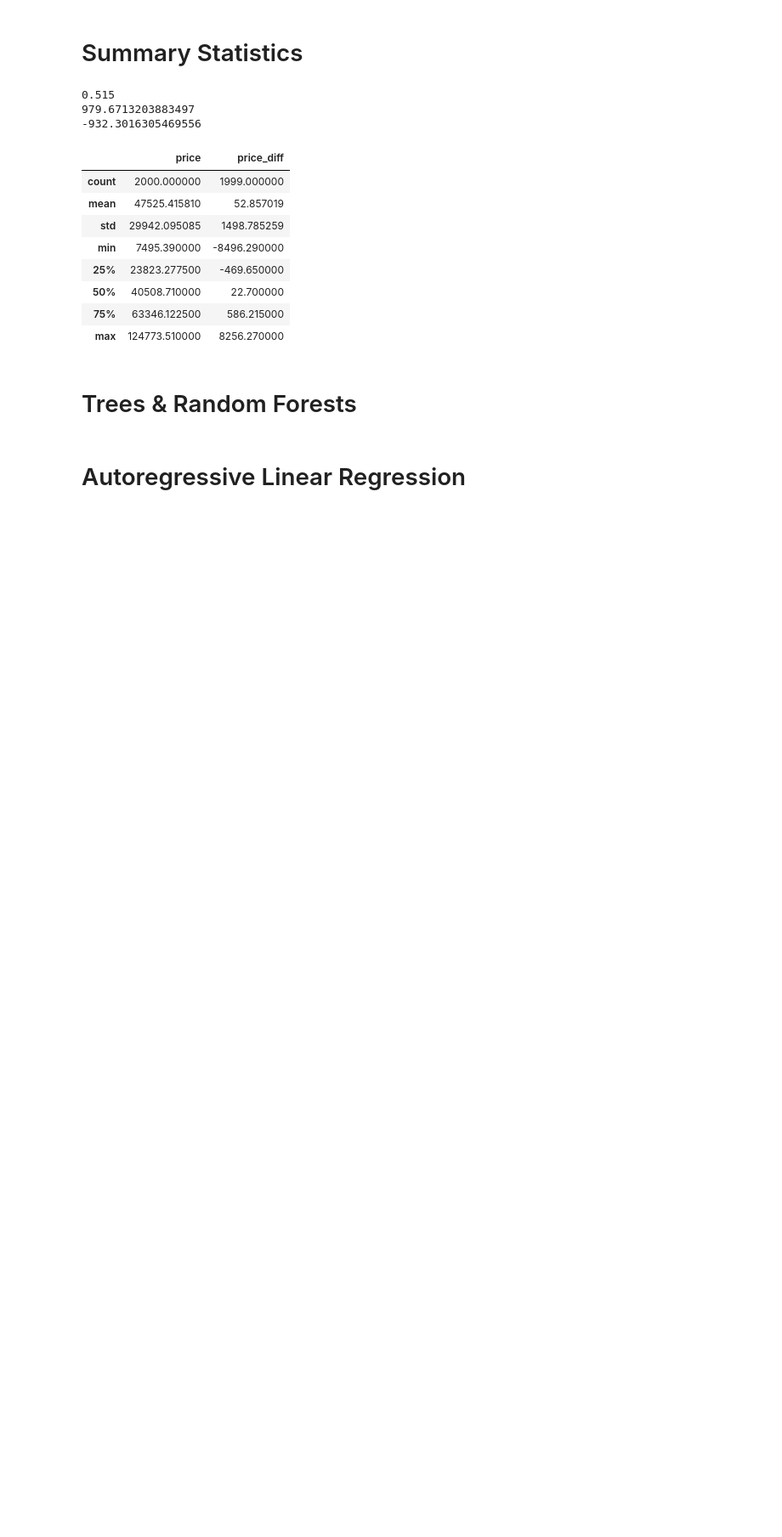
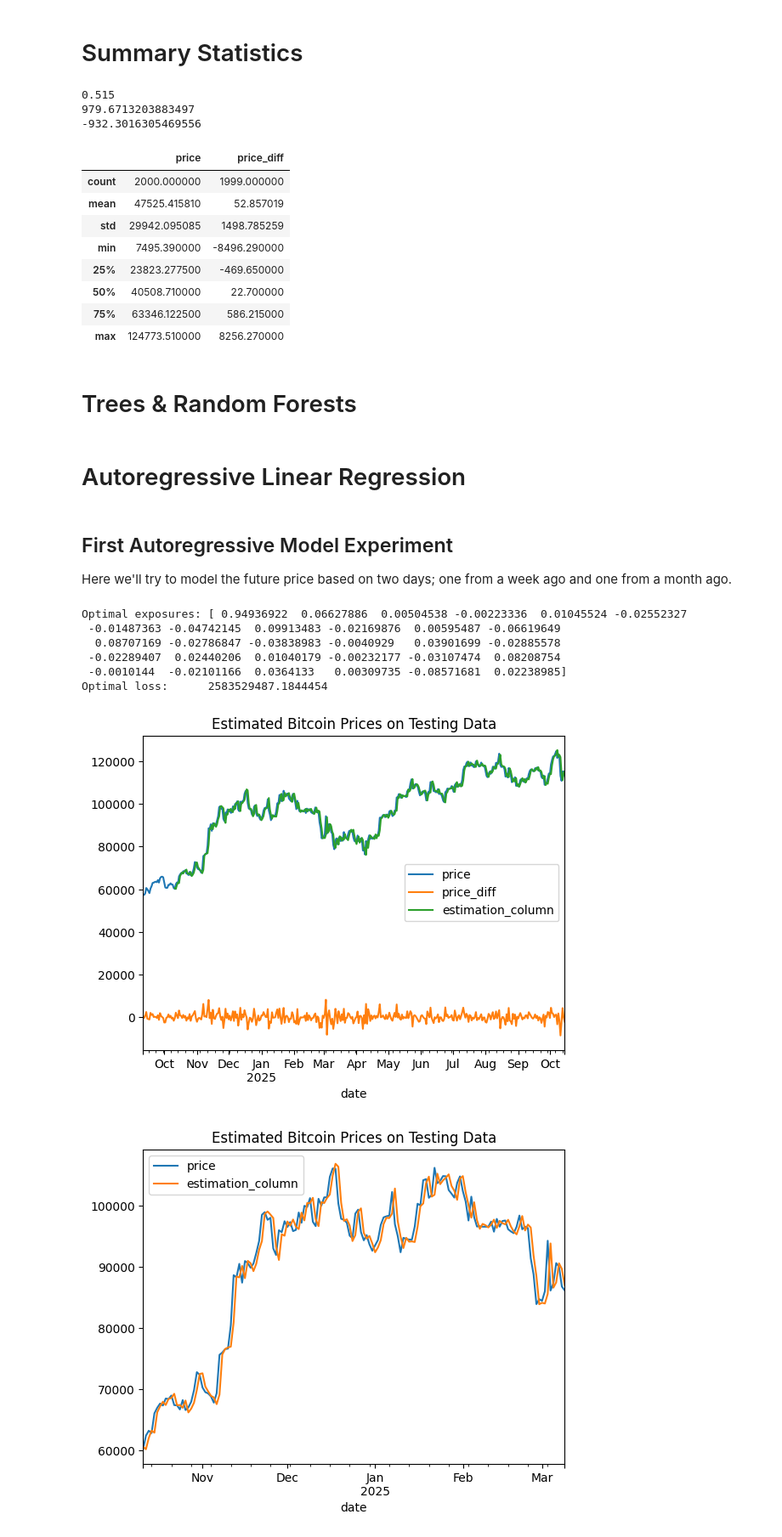
Before and after one commit to EthanPrimes/autoregressive_bitcoin_price_estimation, a Jupyter notebook: turn_in_notebook.ipynb, the cells around one changed output. Shown: that part at 85% size. Cells and saved outputs as stored; diff of their text form; code cells hidden in the pictures; blank space fills up the shorter version.

```diff
--- a/turn_in_notebook.ipynb
+++ b/turn_in_notebook.ipynb
@@ -58,3 +71,57 @@ btc_df.describe()
 # Trees & Random Forests
 # %% [markdown]
 # Autoregressive Linear Regression
+# %% [markdown]
+## First Autoregressive Model Experiment
+
+Here we'll try to model the future price based on two days; one from a week ago and one from a month ago.
+# %%
+def build_guess_column(params, df, shifts, col_name="price", est_name="estimation_column"):
+    """
+    Adds a new column to the input dataframe that builds the estimated values out of linear transformations of shifted columns.
+    """
+    df = df.copy()
+    df[est_name] = sum([params[i] * df[col_name].shift(shift) for i, shift in enumerate(shifts)])
+    return df
+# %%
+def compute_loss(params, df, shifts, col_name="price", est_name="estimation_column"):
+    """
+    Computes the loss for a guess. Uses mean-squares as the loss function.
+    """
+    est_df = build_guess_column(params, df, shifts, col_name=col_name, est_name=est_name)
+    diff = (est_df[col_name] - est_df[est_name])**2
+    return diff.sum()
+# %%
+# Making a train-test split
+n = len(btc_df)
+btc_df_train, btc_df_test = btc_df.iloc[:int(0.8*n)], btc_df.iloc[int(0.8*n):]
+
+# Training the coefficients
+shifts = list(range(1, 31, 1))
+x0 = [1 for _ in range(len(shifts))]
+result = minimize(compute_loss, x0, args=(btc_df_train, shifts))
+
+print(f"Optimal exposures: {result.x}")
+print(f"Optimal loss:      {result.fun}")
+
+# Graphing the daily guesses
+params = result.x
+
+est_df = build_guess_column(params, btc_df_test, shifts)
+est_df.plot()
+plt.title("Estimated Bitcoin Prices on Testing Data")
+plt.show()
+
+est_df.iloc[max(shifts):max(shifts) + 150][["price", "estimation_column"]].plot()
+plt.title("Estimated Bitcoin Prices on Testing Data")
+plt.savefig("Pictures/autoregressive_price_estimation.png", dpi=300, bbox_inches="tight")
+plt.show()
+# %% [output]
+Optimal exposures: [ 0.94936922  0.06627886  0.00504538 -0.00223336  0.01045524 -0.02552327
+ -0.01487363 -0.04742145  0.09913483 -0.02169876  0.00595487 -0.06619649
+  0.08707169 -0.02786847 -0.03838983 -0.0040929   0.03901699 -0.02885578
+ -0.02289407  0.02440206  0.01040179 -0.00232177 -0.03107474  0.08208754
+ -0.0010144  -0.02101166  0.0364133   0.00309735 -0.08571681  0.02238985]
+Optimal loss:      2583529487.1844454
+[figure, added]
+[figure, added]
```
Also changed, not shown: parts of 7 cells of this notebook, 4 other files.
